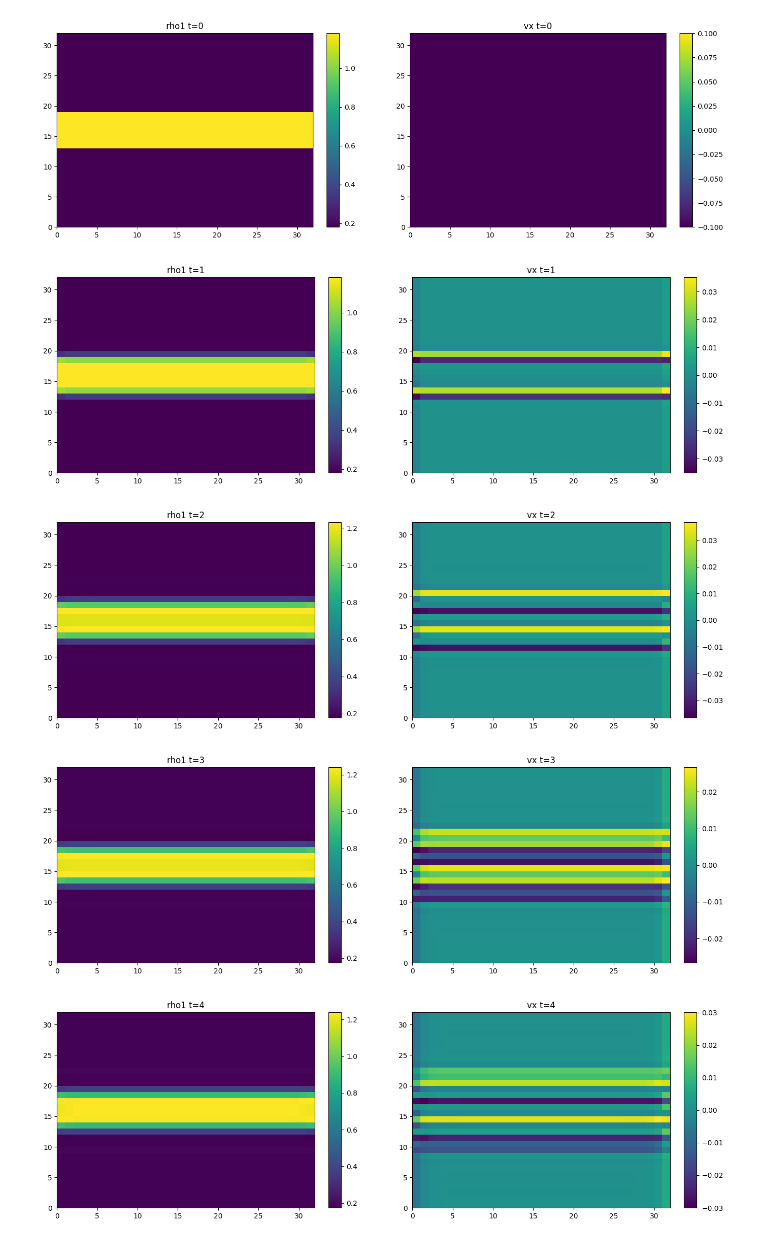
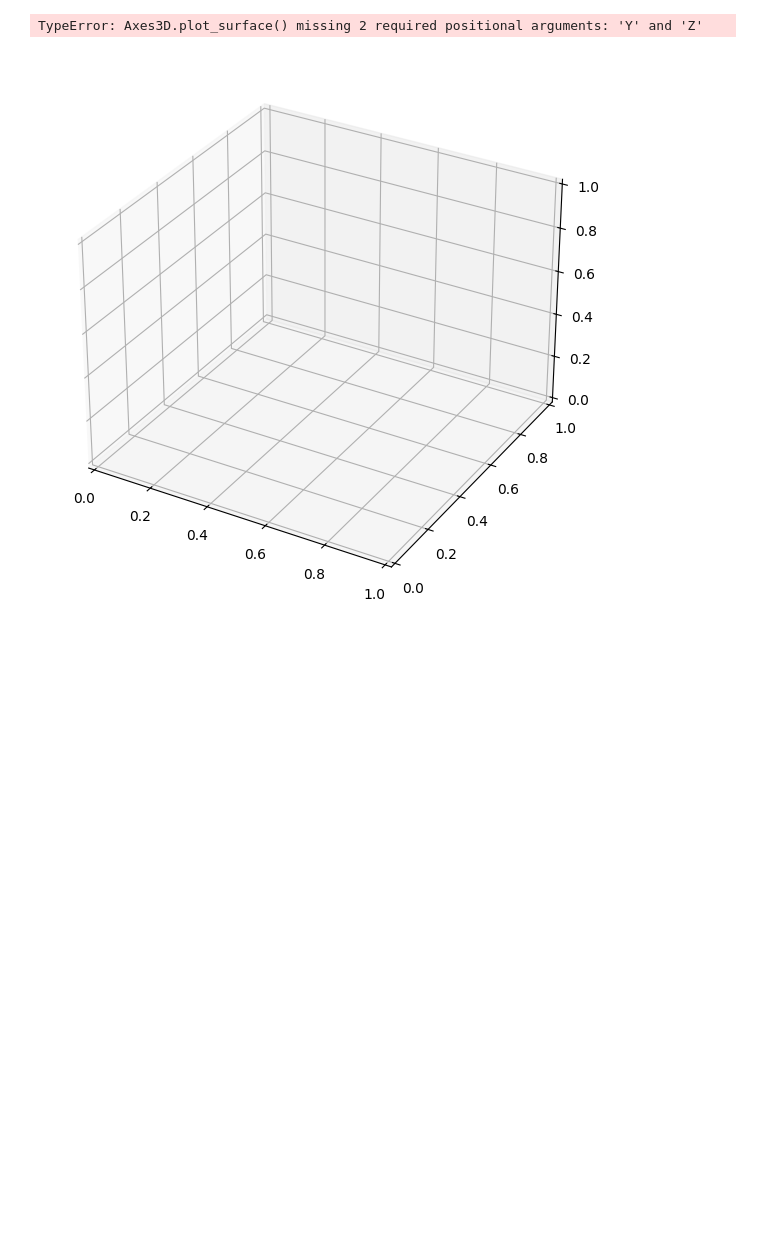
Before and after one commit to mattiamencagli/my-python-plots, a Jupyter notebook: prove_lbecode.ipynb, the cells around one changed output. Drawn from its saved outputs; the diff is of its cells as text; code cells hidden in the pictures; blank space fills up the shorter version.

```diff
--- a/prove_lbecode.ipynb
+++ b/prove_lbecode.ipynb
@@ -90,28 +78,37 @@ rhoN2 = read_field_fromfile(name, "rhoN")
 # %%
+def plot_cutcut(i, f, title):
+    _ = plt.figure(i, figsize=[5,5])
+    _ = plt.plot(f[:,cut,cut])
+    #_ = plt.grid()
+    #_ = plt.xticks((np.linspace(0,Nx-1,int(Nx/4),dtype=np.int16)))
+    _ = plt.title(title)
+
 def plot_f(i, f, title):
     _ = plt.figure(i, figsize=[5,5])
-    _ = plt.pcolormesh(f[:,:,10])
+    _ = plt.pcolormesh(f[:,:,cut])
     _ = plt.colorbar()
     _ = plt.grid()
     _ = plt.xticks((np.linspace(0,Ny,Ny+1,dtype=np.int16)))
     _ = plt.yticks((np.linspace(0,Nx,Nx+1,dtype=np.int16)))
     _ = plt.title(title)
 
-def plot_2f(f1, f2, i, title1, title2, vm, vM):
+def plot_2f(f1, f2, i, title1, title2, vm1, vM1, vm2, vM2):
     n=1 ; COL=2 ; RIG=1
     fig = plt.figure(i, figsize=[n*7*COL,n*5*RIG])
     gs1 = fig.add_gridspec(RIG,COL,width_ratios=[1,0.05], wspace=0.1, left=0.05, right=0.45)#, hspace=0)
     axs1 = gs1.subplots()
     gs2 = fig.add_gridspec(RIG,COL,width_ratios=[1,0.05], wspace=0.1, left=0.55, right=0.95)#, hspace=0)
     axs2 = gs2.subplots()
-    vm = np.min(f1[:,cut,:]); vM = np.max(f1[:,cut,:])
-    C = axs1[0].pcolormesh(f1[:,cut,:], vmin=vm, vmax=vM, cmap="viridis")
+    if vm1=='no':
+        vm1 = np.min(f1); vM1 = np.max(f1)
+    C = axs1[0].pcolormesh(f1, vmin=vm1, vmax=vM1, cmap="viridis")
     _ = axs1[0].set_title(title1)
-    _ = matplotlib.colorbar.ColorbarBase(axs1[1], norm=matplotlib.colors.Normalize(vmin=vm, vmax=vM), cmap = C.cmap)
-    vm = np.min(f2[:,cut,:]); vM = np.max(f2[:,cut,:])
-    C = axs2[0].pcolormesh(f2[:,cut,:], vmin=vm, vmax=vM, cmap="viridis")
+    _ = matplotlib.colorbar.ColorbarBase(axs1[1], norm=matplotlib.colors.Normalize(vmin=vm1, vmax=vM1), cmap = C.cmap)
+    if vm2=='no':
+        vm2 = np.min(f2); vM2 = np.max(f2)
+    C = axs2[0].pcolormesh(f2, vmin=vm2, vmax=vM2, cmap="viridis")
     _ = axs2[0].set_title(title2)
-    _ = matplotlib.colorbar.ColorbarBase(axs2[1], norm=matplotlib.colors.Normalize(vmin=vm, vmax=vM), cmap = C.cmap)
+    _ = matplotlib.colorbar.ColorbarBase(axs2[1], norm=matplotlib.colors.Normalize(vmin=vm2, vmax=vM2), cmap = C.cmap)
     if(SAVE):
         _ = plt.savefig(direc+str(i))
         _ = plt.close()
@@ -121,40 +118,56 @@ def plot_3f(f1, f2, f3, i, title1, title2, title3):
     fig = plt.figure(i, figsize=[n*8*COL,n*4.8*2*RIG])
     gs1 = fig.add_gridspec(RIG,COL,width_ratios=[1,0.05], wspace=0.1, left=0.05, right=0.3)#, hspace=0)
     axs1 = gs1.subplots()
     gs2 = fig.add_gridspec(RIG,COL,width_ratios=[1,0.05], wspace=0.1, left=0.37, right=0.63)#, hspace=0)
     axs2 = gs2.subplots()
     gs3 = fig.add_gridspec(RIG,COL,width_ratios=[1,0.05], wspace=0.1, left=0.7, right=0.95)#, hspace=0)
     axs3 = gs3.subplots()
     vm = np.min(f1[:,:,cut]); vM = np.max(f1[:,:,cut])
     C = axs1[0].pcolormesh(f1[:,:,cut], vmin=vm, vmax=vM, cmap="viridis")
     _ = axs1[0].set_title(title1)
     _ = matplotlib.colorbar.ColorbarBase(axs1[1], norm=matplotlib.colors.Normalize(vmin=vm, vmax=vM), cmap = C.cmap)
     vm = np.min(f2[:,:,cut]); vM = np.max(f2[:,:,cut])
     C = axs2[0].pcolormesh(f2[:,:,cut], vmin=vm, vmax=vM, cmap="viridis")
     _ = axs2[0].set_title(title2)
     _ = matplotlib.colorbar.ColorbarBase(axs2[1], norm=matplotlib.colors.Normalize(vmin=vm, vmax=vM), cmap = C.cmap)
     #vm = np.min(f3[:,:,cut]); vM = np.max(f3[:,:,cut])
     vm = -1; vM = +1
     C = axs3[0].pcolormesh(f3[:,:,cut], vmin=vm, vmax=vM, cmap="viridis")
     _ = axs3[0].set_title(title3)
     _ = matplotlib.colorbar.ColorbarBase(axs3[1], norm=matplotlib.colors.Normalize(vmin=vm, vmax=vM), cmap = C.cmap)
 
+def plot3D_(f, i, title):
+    fp = np.copy(f);
+    fp[fp < 0.5] = np.nan;
+    n=1;
+    fig = plt.figure(figsize = (n*7,n*7))
+    ax = plt.axes(projection='3d')
+    #_ = ax.contour(fp, extend3d=True)
+    _ = ax.plot_surface(fp, cmap='viridis')
+    _ = plt.title(title)
+
+
 # plot_f(1,flaggeometry,"flaggeometry")
 # plot_f(2,flag,"flag")
 # plot_f(3,rhoN,"rhoN")
 #plot_3f(flaggeometry, flag, rhoN0, 1, "flaggeometry", "flag", "rhoN0")
 #plot_3f(rhoN0, rhoN1, rhoN2, 2, "rhoN t=0", "rhoN t=1", "rhoN t=2")
 
-cut = 16
-#minvalue = min( np.min(rho1[:,:,:,cut]), np.min(rho2[:,:,:,cut]) )
-#maxvalue = max( np.max(rho1[:,:,:,cut]), np.max(rho2[:,:,:,cut]) )
+cut = 4
+field1 = rho1[:,:,cut,:]
+field2 = vx[:,:,cut,:]
 
-for i in range(0,steps,1):
+RR = range(0,steps,1)
+
+minv1 = np.min(field1[RR,:,:]); maxv1 = np.max(field1[RR,:,:])
+minv2 = np.min(field2[RR,:,:]); maxv2 = np.max(field2[RR,:,:])
+
+for i in RR:
+    plot3D_(rho1[i,:,:,:],i,"rho1 t=%d"%i*dt)
     #plot_f(i,rho1[i,:,:,:],"rho1 t=%d"%i*dt)
-    plot_2f(rho1[i,:,:,:], vx[i,:,:,:], i, "rho1 t=%d"%(i*dt), "vx t=%d"%(i*dt), 0, 0)
+    #plot_2f(field1[i,:,:], field2[i,:,:], i, r"$\rho_1$ [t=%d]"%(i*dt), r"$v_x$ [t=%d]"%(i*dt), minv1, maxv1, minv2, maxv2)
+    #plot_2f(field1[i,:,:], field2[i,:,:], i, "rho1 t=%d"%(i*dt), "vx t=%d"%(i*dt), 'no', 0, 'no', 0)
+    #plot_cutcut(i,rho1[i,:,:,:],"rho1 t=%d"%(i*dt))
 # %% [output]
+TypeError: Axes3D.plot_surface() missing 2 required positional arguments: 'Y' and 'Z'
-[figure, old version]
+[figure, new version]
-[figure, removed]
-[figure, removed]
-[figure, removed]
-[figure, removed]
```
Also changed, not shown: parts of 4 cells of this notebook, 2 other files.
